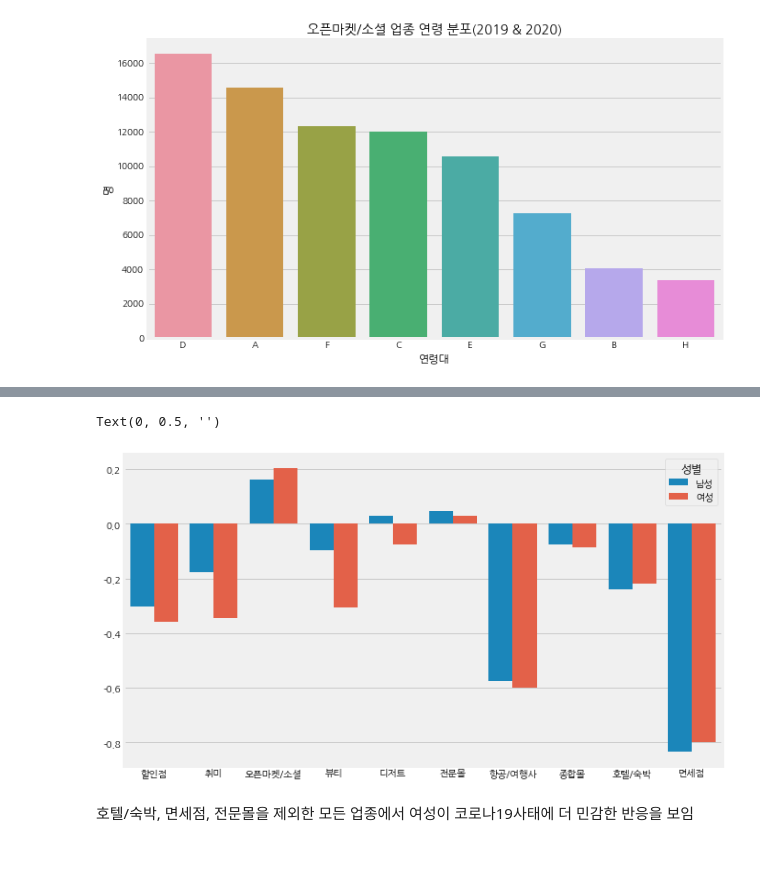
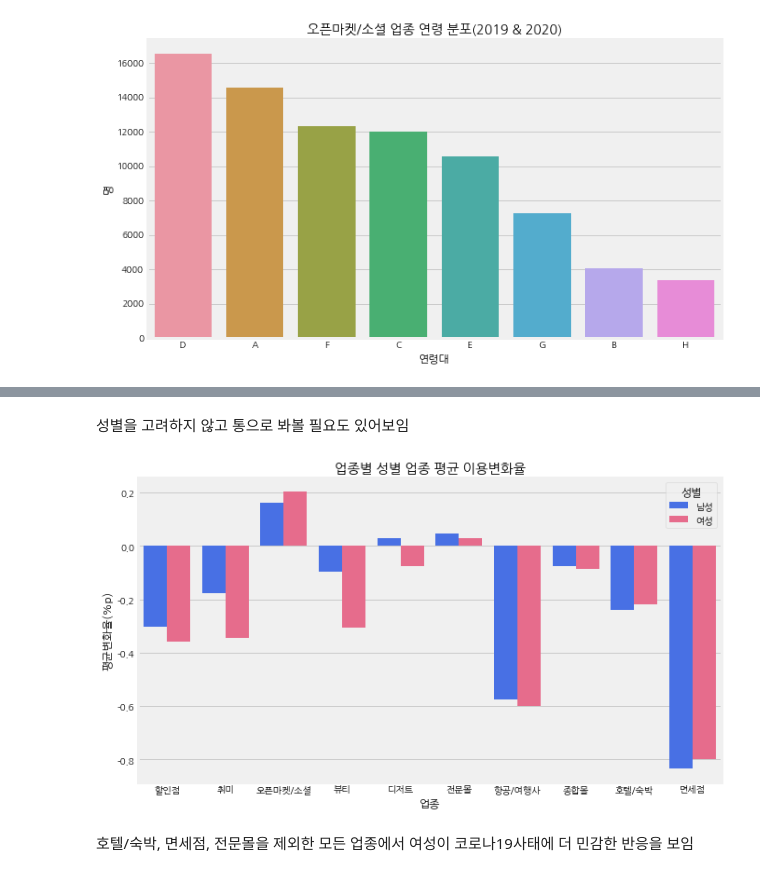
Before and after one commit to ilovemyminutes/SamsungCard2020, a Jupyter notebook: etc/notebooks/First_Look_Track2.ipynb, the cells around one changed output, grey strips where cells are left out. Drawn from its saved outputs; the diff is of its cells as text; code cells hidden in the pictures.

```diff
--- a/etc/notebooks/First_Look_Track2.ipynb
+++ b/etc/notebooks/First_Look_Track2.ipynb
@@ -346,8 +310,3 @@ plt.title('오픈마켓/소셜 업종 연령 분포(2019 & 2020)')
 # %% [output]
 Text(0.5, 1.0, '오픈마켓/소셜 업종 연령 분포(2019 & 2020)')
 [figure]
-# %%
-trend2020 = trend_w_demo[trend_w_demo['YM'].isin([202005, 202006])]
-trend2019 = trend_w_demo[trend_w_demo['YM'].isin([201905, 201906])]
-temp = (trend2020[trend2020['Category']=='오픈마켓/소셜']['연령대'].value_counts()
-        / trend2019[trend2019['Category']=='오픈마켓/소셜']['연령대'].value_counts() - 1).to_frame('ratio').reset_index()
@@ -371,21 +319,31 @@ def plotAnnualDiff(Category='오픈마켓/소셜', save=False):
     trend2019 = trendMale[trendMale['YM'].isin([201905, 201906])]
     tempMale = (trend2020[trend2020['Category']==Category]['연령대'].value_counts()
             / trend2019[trend2019['Category']==Category]['연령대'].value_counts() - 1).to_frame('ratio').reset_index()
-    tempMale['성별'] = '남성'
+    tempMale['성별구분'] = '남성'
     trend2020 = trendFemale[trendFemale['YM'].isin([202005, 202006])]
     trend2019 = trendFemale[trendFemale['YM'].isin([201905, 201906])]
     tempFemale = (trend2020[trend2020['Category']==Category]['연령대'].value_counts()
             / trend2019[trend2019['Category']==Category]['연령대'].value_counts() - 1).to_frame('ratio').reset_index()
-    tempFemale['성별'] = '여성'
+    tempFemale['성별구분'] = '여성'
     temp = pd.concat([tempMale, tempFemale])
+    temp2 = (trend_w_demo[(trend_w_demo['Category']== c) & (trend_w_demo['YM'].isin([202004, 202005]))]
+             .groupby(['연령대', '성별구분'])
+             .apply(lambda x: len(x))
+             .to_frame('인원수')
+             .reset_index())
+    temp2['성별구분'] = temp2['성별구분'].map({0:'남성', 1:'여성'})
 
     colors=['#2E64FE', '#FA5882']
-    fig, ax = plt.subplots(figsize=(10, 6))
-    sns.barplot(x='index', y='ratio', hue='성별', data=temp, palette=colors)
-    plt.xlabel('연령대')
-    plt.ylabel('변화율(%p)')
-    plt.suptitle(f'코로나19 사태에 따른 연령별 성별 업종 이용변화율(2019 대비 2020)')
-    plt.title(Category)
+    fig, ax = plt.subplots(1,2,figsize=(16, 6))
+    sns.barplot(x='index', y='ratio', hue='성별구분', data=temp, palette=colors, ax=ax[0])
+    sns.barplot(x='연령대', y='인원수', hue='성별구분', data=temp2, palette=colors, ax=ax[1])
+    ax[0].set_xlabel('연령대')
+    ax[0].set_ylabel('변화율(%p)')
+    ax[1].set_ylabel('인원수(명)')
+
+    ax[0].set_title(f'{Category} 업종 이용변화율(2019년 대비 2020년)')
+    ax[1].set_title(f'{Category} 업종 연령별 이용자 수(2020년)')
+    plt.suptitle(f'코로나19 사태에 따른 연령별 성별 업종 이용현황')
     plt.show()
     return fig
 # %%
@@ -405,3 +363,5 @@ for c in trend_w_demo['Category'].unique().tolist():
+# %% [markdown]
+성별을 고려하지 않고 통으로 봐볼 필요도 있어보임
 # %%
 result = pd.DataFrame()
 for c in trend_w_demo['Category'].unique():
@@ -425,11 +385,12 @@ for c in trend_w_demo['Category'].unique():
     result = pd.concat([result, temp])
 # %%
 plt.figure(figsize=(10,6))
-sns.barplot(x='Category', y='ratio', hue='성별', data=result)
-plt.xlabel('')
-plt.ylabel('')
+sns.barplot(x='Category', y='ratio', hue='성별', data=result, palette=colors)
+plt.xlabel('업종')
+plt.ylabel('평균변화율(%p)')
+plt.title('업종별 성별 업종 평균 이용변화율')
+plt.show()
 # %% [output]
-Text(0, 0.5, '')
-[figure, old version]
+[figure, new version]
 # %% [markdown]
 호텔/숙박, 면세점, 전문몰을 제외한 모든 업종에서 여성이 코로나19사태에 더 민감한 반응을 보임
```
Also changed, not shown: parts of 15 cells of this notebook, 1 other file.
